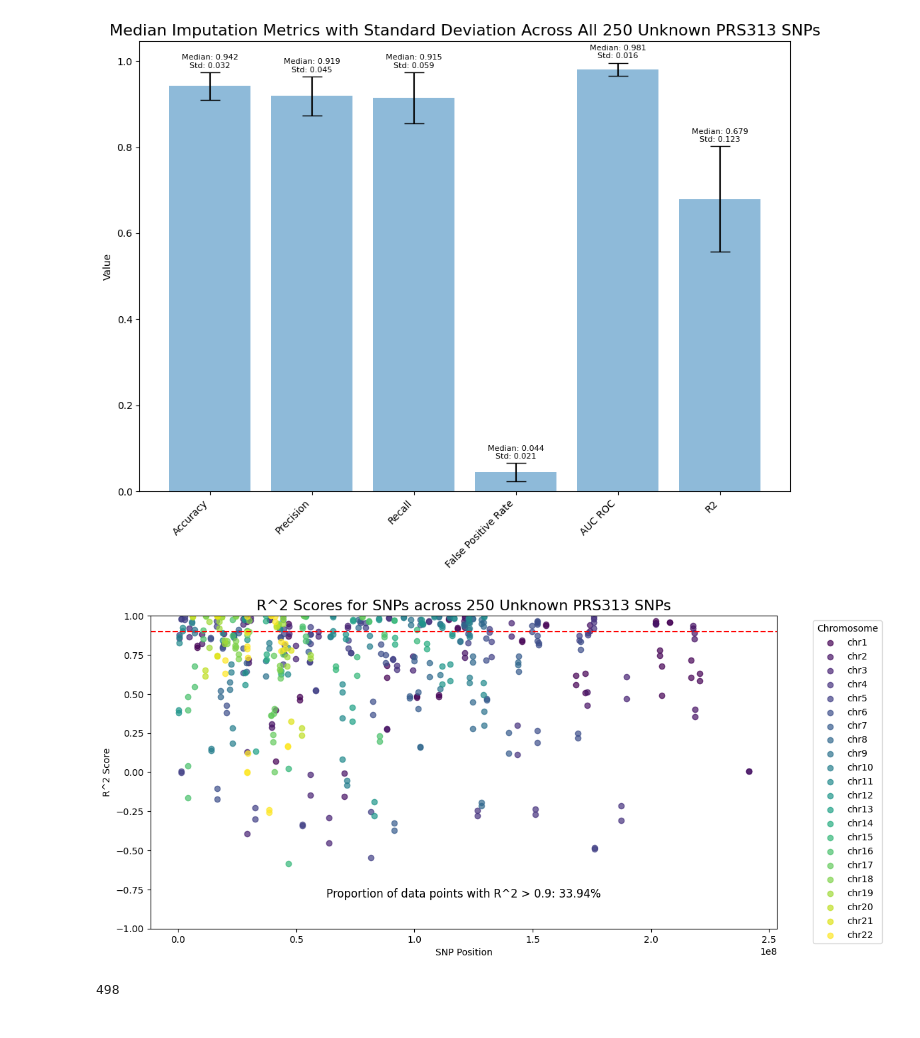
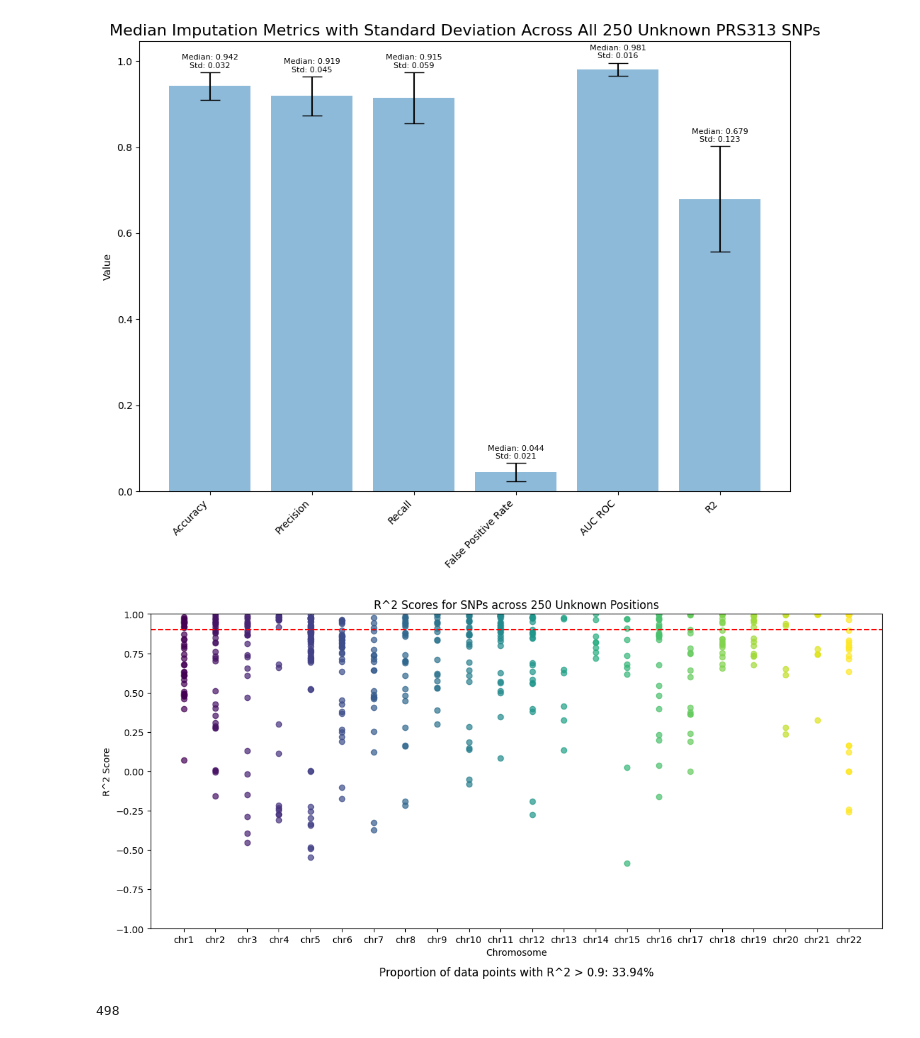
Before and after one commit to aaronge-2020/FastImpute, a Jupyter notebook: scripts/Python/visualize_results.ipynb, the cells around one changed output. Drawn from its saved outputs; the diff is of its cells as text; code cells hidden in the pictures.

```diff
--- a/scripts/Python/visualize_results.ipynb
+++ b/scripts/Python/visualize_results.ipynb
@@ -119,45 +119,47 @@ for i, chr_folder in enumerate(chr_folders):
     # Convert position to numeric
     df['position'] = pd.to_numeric(df['position'])
 
+    # Assign x-coordinates based on the chromosome number
+    df['x'] = i
+
     # Create a scatter plot for the current chromosome
-    ax.scatter(df['position'], df['R2 Score'], label=chr_folder, color=cmap(i), alpha=0.7)
+    ax.scatter(df['x'], df['R2 Score'], label=chr_folder, color=cmap(i), alpha=0.7)
 
     # Calculate the number of data points above the threshold for the current chromosome
     data_points_above_threshold += (df['R2 Score'] > 0.9).sum()
     total_data_points += len(df)
 
 # Calculate the proportion of data points above the threshold
 proportion = data_points_above_threshold / total_data_points
 
-# Add a dashed line at 0.536
+# Add a dashed line at 0.9
 ax.axhline(y=0.9, color='red', linestyle='--', linewidth=1.5)
 
 # Set the title and labels
-ax.set_title('R^2 Scores for SNPs across 250 Unknown PRS313 SNPs', fontsize=16)
-ax.set_xlabel('SNP Position')
+ax.set_title('R^2 Scores for SNPs across 250 Unknown PRS313 Positions')
+ax.set_xlabel('Chromosome')
 ax.set_ylabel('R^2 Score')
+
+# Set the x-tick labels to the chromosome numbers
+ax.set_xticks(range(len(chr_folders)))
+ax.set_xticklabels(chr_folders)
 
 # Set the y-axis limits
 ax.set_ylim(-1, 1)
 
-# Create a legend with the sorted chromosome order
-handles, labels = ax.get_legend_handles_labels()
-legend_order = [labels.index(chr_folder) for chr_folder in chr_folders]
-ax.legend([handles[i] for i in legend_order], [labels[i] for i in legend_order], title='Chromosome', bbox_to_anchor=(1.05, 1), loc='upper left')
-
 # Add the proportion annotation at the bottom
-ax.text(0.5, 0.1, f'Proportion of data points with R^2 > 0.9: {proportion:.2%}', transform=ax.transAxes, fontsize=12, ha='center')
+ax.text(0.5, -0.15, f'Proportion of data points with R^2 > 0.9: {proportion:.2%}', transform=ax.transAxes, fontsize=12, ha='center')
 
 # Adjust the layout to prevent overlapping
 plt.tight_layout()
 
 # Adjust the bottom margin to make room for the text
 plt.subplots_adjust(bottom=0.15)
 
 # Display the plot
 plt.show()
 # %% [output]
-[figure, old version]
+[figure, new version]
 # %%
 total_data_points
 # %% [output]
```
Also changed, not shown: 4 other files.
